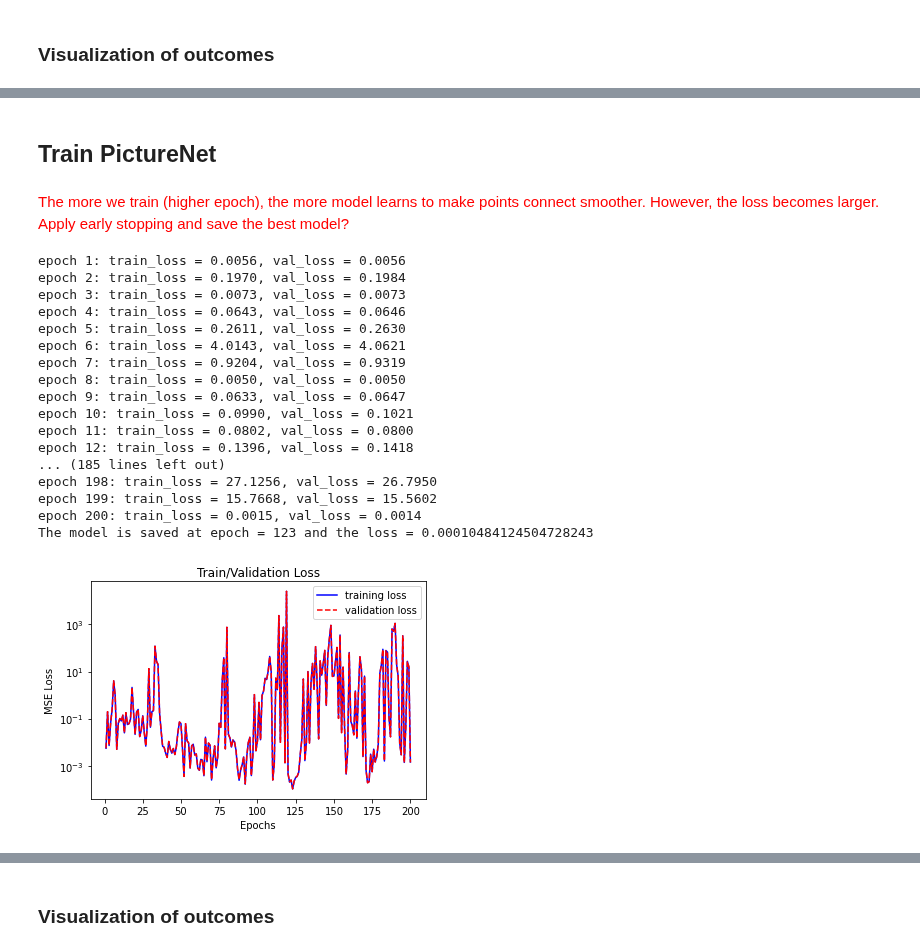
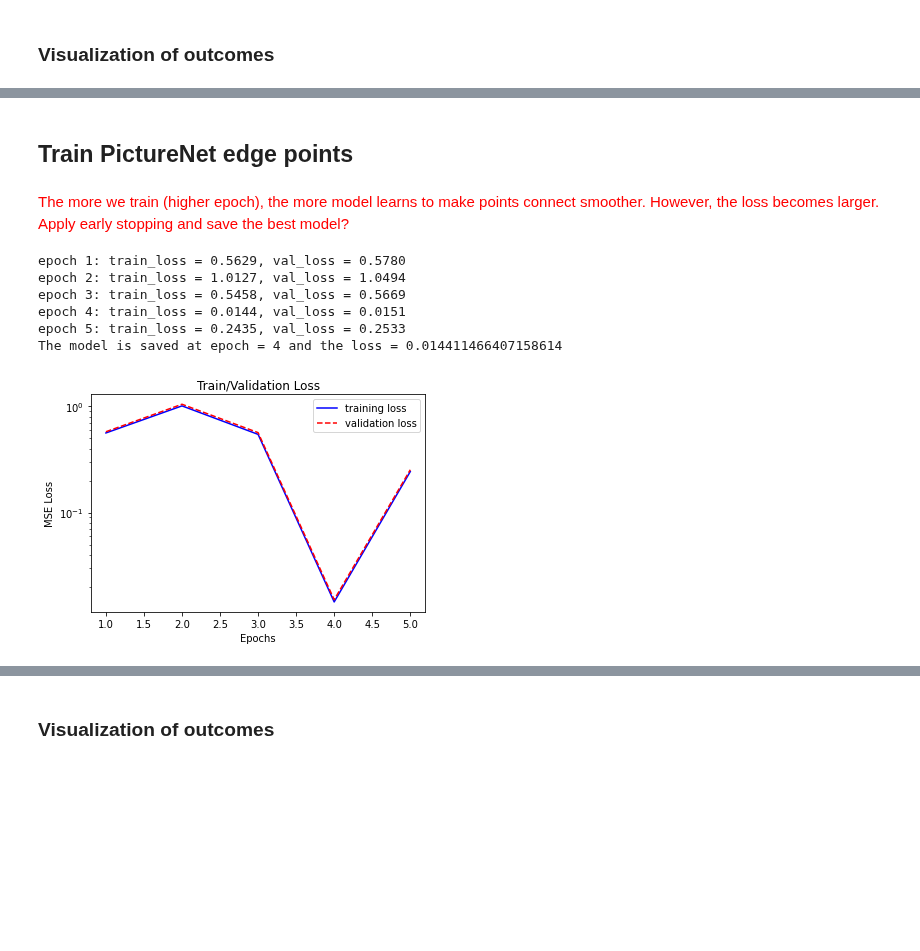
Before and after one commit to ShaoKAi100812/Pendant_Drop_Tensiometry_Prediction, a Jupyter notebook: main_combine.ipynb, the cells around one changed output, grey strips where cells are left out. Drawn from its saved outputs; the diff is of its cells as text; code cells hidden in the pictures; blank space fills up the shorter version.

Commit message:
Feat: add pictureNet train for both spline and edge points

```diff
--- a/main_combine.ipynb
+++ b/main_combine.ipynb
@@ -102,7 +95,6 @@ class DataSplit:
 # %% [markdown]
 ### Load data for PhysicsNet
 # %%
-data_matrix_points = df = pd.DataFrame()
 
 data_matrix_points = pd.read_csv("Data_folder/Data_Spline/Edge_points.csv", header= None)
 data_matrix_spline = pd.read_csv("Data_folder/Data_Spline/Spline.csv", header= None)
@@ -148,10 +140,11 @@ my_data_set_points = Droplet_data_set(data_matrix_points)
 my_data_set_spline = Droplet_data_set(data_matrix_spline)
 
 # Split the single dataset into 3 datasets for training, test and validation.
-split_points = DataSplit(my_data_set_points,my_data_set_spline, shuffle=True)
-#split_spline = DataSplit(my_data_set_spline,[], shuffle=True)
+split_points = DataSplit(my_data_set_points, shuffle=True)
+split_spline = DataSplit(my_data_set_spline, shuffle=True)
 
-train_loader_points, val_loader_points, test_loader_points, train_loader_spline, val_loader_spline, test_loader_spline = split_points.get_split(batch_size=64, num_workers=0)
+train_loader_points, val_loader_points, test_loader_points = split_points.get_split(batch_size=64, num_workers=0)
+train_loader_spline, val_loader_spline, test_loader_spline = split_spline.get_split(batch_size=64, num_workers=0)
 # %% [output]
          0         1          2         3         4         5         6   \
 0      15.1   5.10061  14.150364  0.641996  0.560755 -0.204328 -0.058190
@@ -176,11 +169,13 @@ train_loader_points, val_loader_points, test_loader_points, train_loader_spline,
 Read image from files
 # %%
 train_img = []
+data_matrix_points
+data_image_points = data_matrix_points   # Large dataset
+data_image_spline = data_matrix_spline
 
-data_image = pd.read_csv("Big_Data1/Picture_Large.csv", header= None)   # Large dataset
-for img_name in data_image.iloc[0:,3:].index + 1:      # modify the number depends on size of dataset
+for img_name in data_image_points.iloc[0:,3:].index + 1:      # modify the number depends on size of dataset
     # defining the image path
-    image_path = 'Big_Data1/' + str(img_name) + '.png'      # modify the path depends on which dataset
+    image_path = 'Data_folder/Data_Spline/' + str(img_name) + '.png'      # modify the path depends on which dataset
     # reading the image
     img = imread(image_path, as_gray=True)
     img = img[4:-4, 4:-4]  #crop
@@ -373,12 +399,26 @@ def train_physics(model, optimizer, epochs=1, model_input=0):
     plt.legend()
     plt.show()
 
-def train_picture(model, optimizer, epochs=1):
+def train_picture(model, optimizer, epochs=1, model_input=0):
     loss_train = []
     loss_val = []
     loss_best = 0
     epoch_best = 0
-    PATH_PIC = os.path.join(os.getcwd(), "model_pic.pt")
+    if model_input == 0:
+        train_x_pic = train_x_pic_points
+        train_y_pic = train_y_pic_points
+        val_x_pic = val_x_pic_points
+        val_y_pic = val_y_pic_points
+        PATH_PIC = os.path.join(os.getcwd(), "model_pic_points.pt")
+    elif model_input == 1:
+        train_x_pic = train_x_pic_spline
+        train_y_pic = train_y_pic_spline
+        val_x_pic = val_x_pic_spline
+        val_y_pic = val_y_pic_spline
+        PATH_PIC = os.path.join(os.getcwd(), "model_pic_spline.pt")
+    else:
+        ValueError("Incorrect input. 0 for edge point model, 1 for spline model")
+
     model = model.to(device=device)  # move the model parameters to CPU/GPU
     for e in range(epochs):
         for t in range(len(train_x_pic)):
@@ -521,5 +576,5 @@ RuntimeError: mat1 and mat2 shapes cannot be multiplied (64x160 and 22x1024)
 # %% [markdown]
-## Train PictureNet
+## Train PictureNet edge points
 # %% [markdown]
 <font color=red>
 The more we train (higher epoch), the more model learns to make points connect smoother. However, the loss becomes larger.<br>
@@ -528,35 +583,24 @@ Apply early stopping and save the best model?
 # %%
 in_channel = 1
 channel_1 = 16
 channel_2 = 32
 channel_3 = 64
 node_1 = 1024
 node_2 = 1024
 out_channel = 160
 
 learning_rate = 1e-3
 
 model_picture = PictureNet(in_channel, channel_1, channel_2, channel_3, node_1, node_2, out_channel)
 optimizer = optim.Adam(model_picture.parameters(), lr=learning_rate)
-epoch = 200
+epoch = 5
 
-train_picture(model_picture, optimizer, epoch)
+train_picture(model_picture, optimizer, epoch,0)
 # %% [output]
-epoch 1: train_loss = 0.0056, val_loss = 0.0056
-epoch 2: train_loss = 0.1970, val_loss = 0.1984
-epoch 3: train_loss = 0.0073, val_loss = 0.0073
-epoch 4: train_loss = 0.0643, val_loss = 0.0646
-epoch 5: train_loss = 0.2611, val_loss = 0.2630
-epoch 6: train_loss = 4.0143, val_loss = 4.0621
-epoch 7: train_loss = 0.9204, val_loss = 0.9319
-epoch 8: train_loss = 0.0050, val_loss = 0.0050
-epoch 9: train_loss = 0.0633, val_loss = 0.0647
-epoch 10: train_loss = 0.0990, val_loss = 0.1021
-epoch 11: train_loss = 0.0802, val_loss = 0.0800
-epoch 12: train_loss = 0.1396, val_loss = 0.1418
-... (185 lines left out)
-epoch 198: train_loss = 27.1256, val_loss = 26.7950
-epoch 199: train_loss = 15.7668, val_loss = 15.5602
-epoch 200: train_loss = 0.0015, val_loss = 0.0014
-The model is saved at epoch = 123 and the loss = 0.00010484124504728243
+epoch 1: train_loss = 0.5629, val_loss = 0.5780
+epoch 2: train_loss = 1.0127, val_loss = 1.0494
+epoch 3: train_loss = 0.5458, val_loss = 0.5669
+epoch 4: train_loss = 0.0144, val_loss = 0.0151
+epoch 5: train_loss = 0.2435, val_loss = 0.2533
+The model is saved at epoch = 4 and the loss = 0.014411466407158614
-[figure, old version]
+[figure, new version]
```
Also changed, not shown: parts of 12 cells of this notebook.
